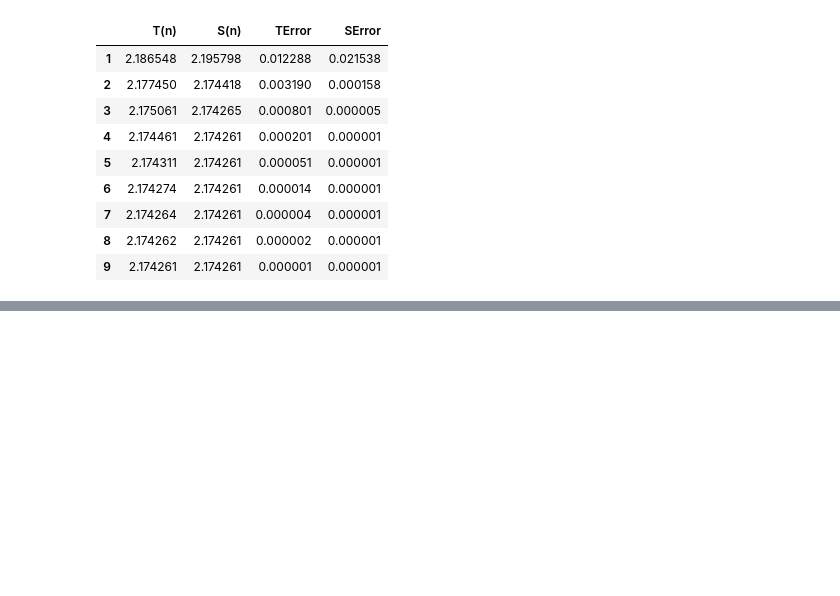
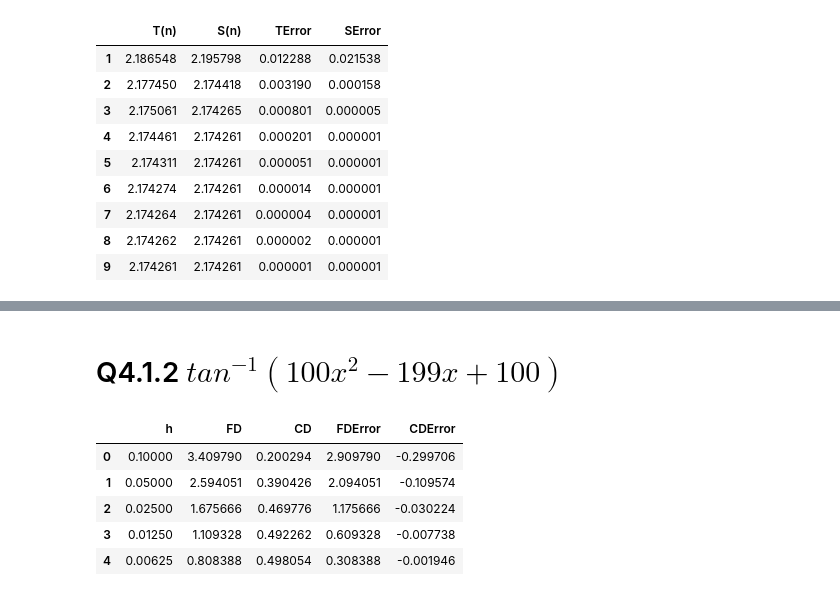
Before and after one commit to Vidhin05/Computational-and-Numerical-Methods, a Jupyter notebook: Set_8.ipynb, the cells around one changed output, grey strips where cells are left out. Cells and saved outputs as stored; diff of their text form; code cells hidden in the pictures; blank space fills up the shorter version.

```diff
--- a/Set_8.ipynb
+++ b/Set_8.ipynb
@@ -198,0 +220,21 @@ data
+# %% [markdown]
+# Q4.1.2 $tan^{-1}(100x^{2} - 199x +100)$
+# %%
+data = pd.DataFrame(columns=['h', 'FD', 'CD', 'FDError', 'CDError'])
+cdif = 0.5
+h = [0.1, 0.05, 0.025, 0.0125, 0.00625]
+y = lambda x: np.arctan(100*x*x - 199*x + 100)
+count = 0
+for h in h:
+    FD = (y(1+h) - y(1))/h
+    CD = (y(1+h) - y(1-h))/(2*h)
+    data.loc[count] = [h, FD, CD, FD - cdif, CD - cdif]
+    count += 1
+data
+# %% [output]
+|  | h | FD | CD | FDError | CDError |
+| 0 | 0.10000 | 3.409790 | 0.200294 | 2.909790 | -0.299706 |
+| 1 | 0.05000 | 2.594051 | 0.390426 | 2.094051 | -0.109574 |
+| 2 | 0.02500 | 1.675666 | 0.469776 | 1.175666 | -0.030224 |
+| 3 | 0.01250 | 1.109328 | 0.492262 | 0.609328 | -0.007738 |
+| 4 | 0.00625 | 0.808388 | 0.498054 | 0.308388 | -0.001946 |
```
Also changed, not shown: parts of 4 cells of this notebook.
